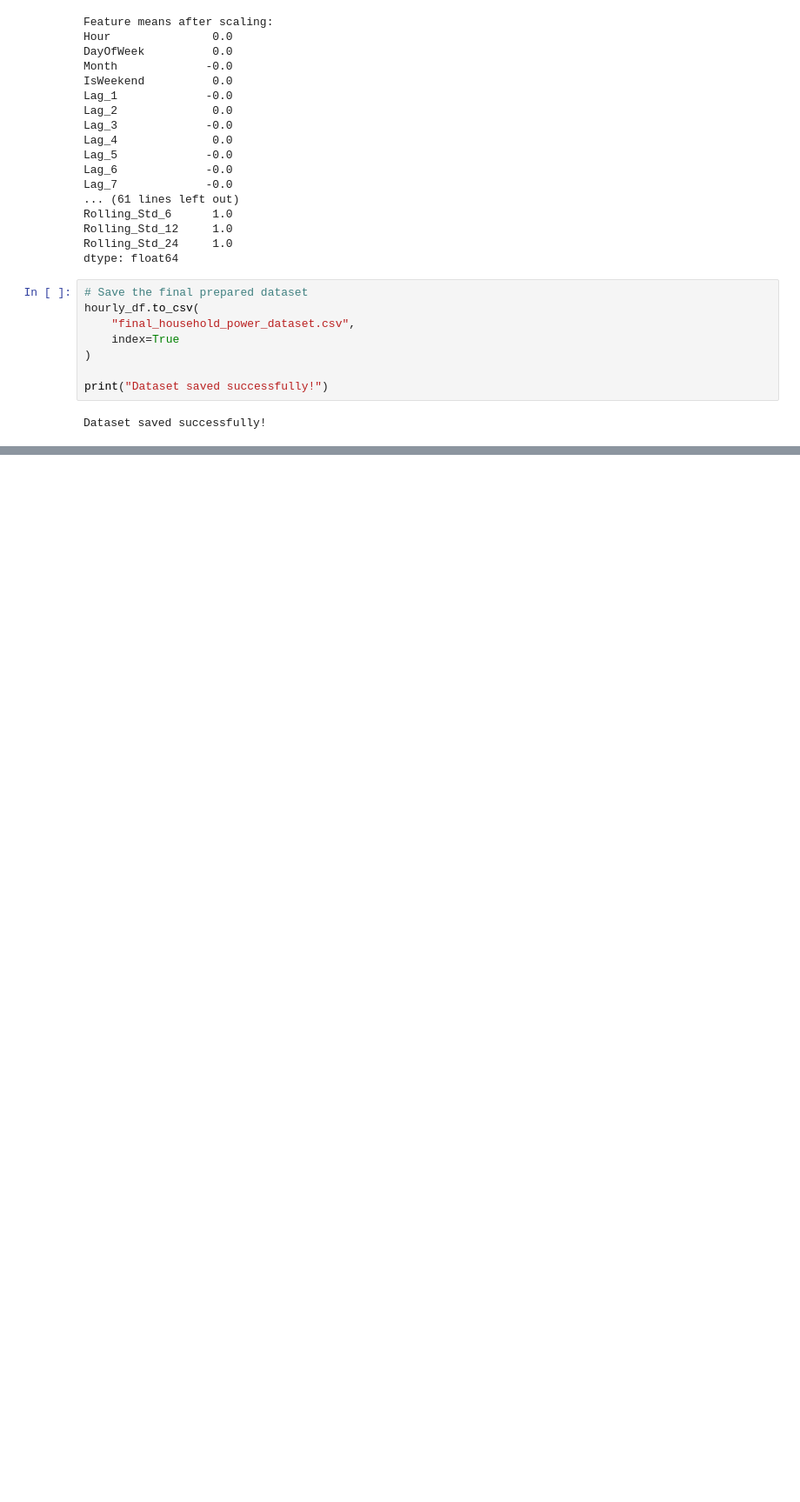
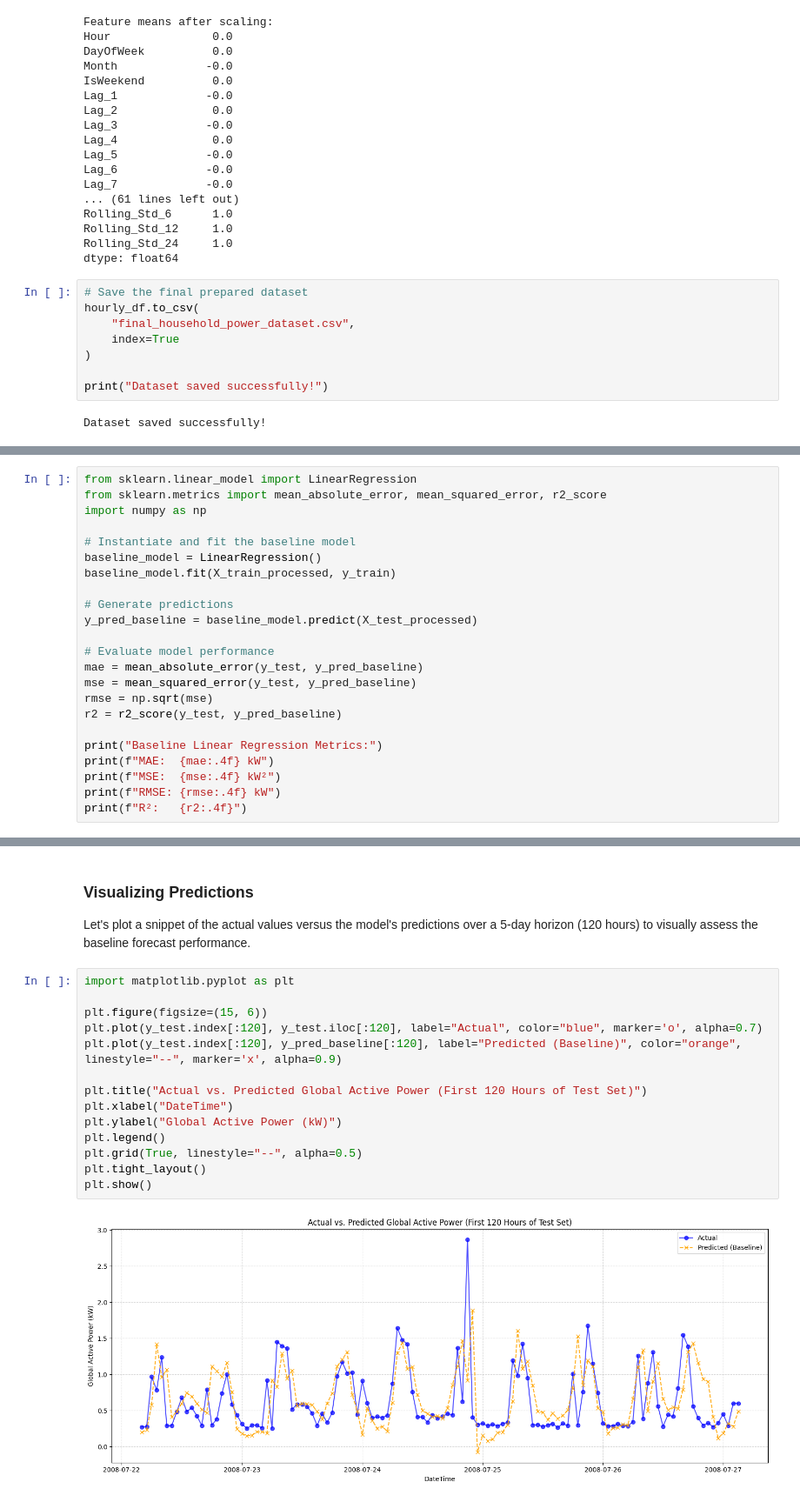
Before and after one commit to malikbennett/aai4001-household-power-forecast, a Jupyter notebook: notebooks/AAI4001_FinalProject_GroupX_IndustrialML.ipynb, the cells around one changed output, grey strips where cells are left out. Shown at 87% size. Cells and saved outputs as stored; diff of their text form; blank space fills up the shorter version.

```diff
--- a/notebooks/AAI4001_FinalProject_GroupX_IndustrialML.ipynb
+++ b/notebooks/AAI4001_FinalProject_GroupX_IndustrialML.ipynb
@@ -1115,0 +1118,23 @@ Dataset saved successfully!
+# %%
+from sklearn.linear_model import LinearRegression
+from sklearn.metrics import mean_absolute_error, mean_squared_error, r2_score
+import numpy as np
+
+# Instantiate and fit the baseline model
+baseline_model = LinearRegression()
+baseline_model.fit(X_train_processed, y_train)
+
+# Generate predictions
+y_pred_baseline = baseline_model.predict(X_test_processed)
+
+# Evaluate model performance
+mae = mean_absolute_error(y_test, y_pred_baseline)
+mse = mean_squared_error(y_test, y_pred_baseline)
+rmse = np.sqrt(mse)
+r2 = r2_score(y_test, y_pred_baseline)
+
+print("Baseline Linear Regression Metrics:")
+print(f"MAE:  {mae:.4f} kW")
+print(f"MSE:  {mse:.4f} kW²")
+print(f"RMSE: {rmse:.4f} kW")
+print(f"R²:   {r2:.4f}")
@@ -1115,0 +1147,20 @@ Dataset saved successfully!
+# %% [markdown]
+### **Visualizing Predictions**
+
+Let's plot a snippet of the actual values versus the model's predictions over a 5-day horizon (120 hours) to visually assess the baseline forecast performance.
+# %%
+import matplotlib.pyplot as plt
+
+plt.figure(figsize=(15, 6))
+plt.plot(y_test.index[:120], y_test.iloc[:120], label="Actual", color="blue", marker='o', alpha=0.7)
+plt.plot(y_test.index[:120], y_pred_baseline[:120], label="Predicted (Baseline)", color="orange", linestyle="--", marker='x', alpha=0.9)
+
+plt.title("Actual vs. Predicted Global Active Power (First 120 Hours of Test Set)")
+plt.xlabel("DateTime")
+plt.ylabel("Global Active Power (kW)")
+plt.legend()
+plt.grid(True, linestyle="--", alpha=0.5)
+plt.tight_layout()
+plt.show()
+# %% [output]
+[figure, added]
```
Also changed, not shown: parts of 30 cells of this notebook.
